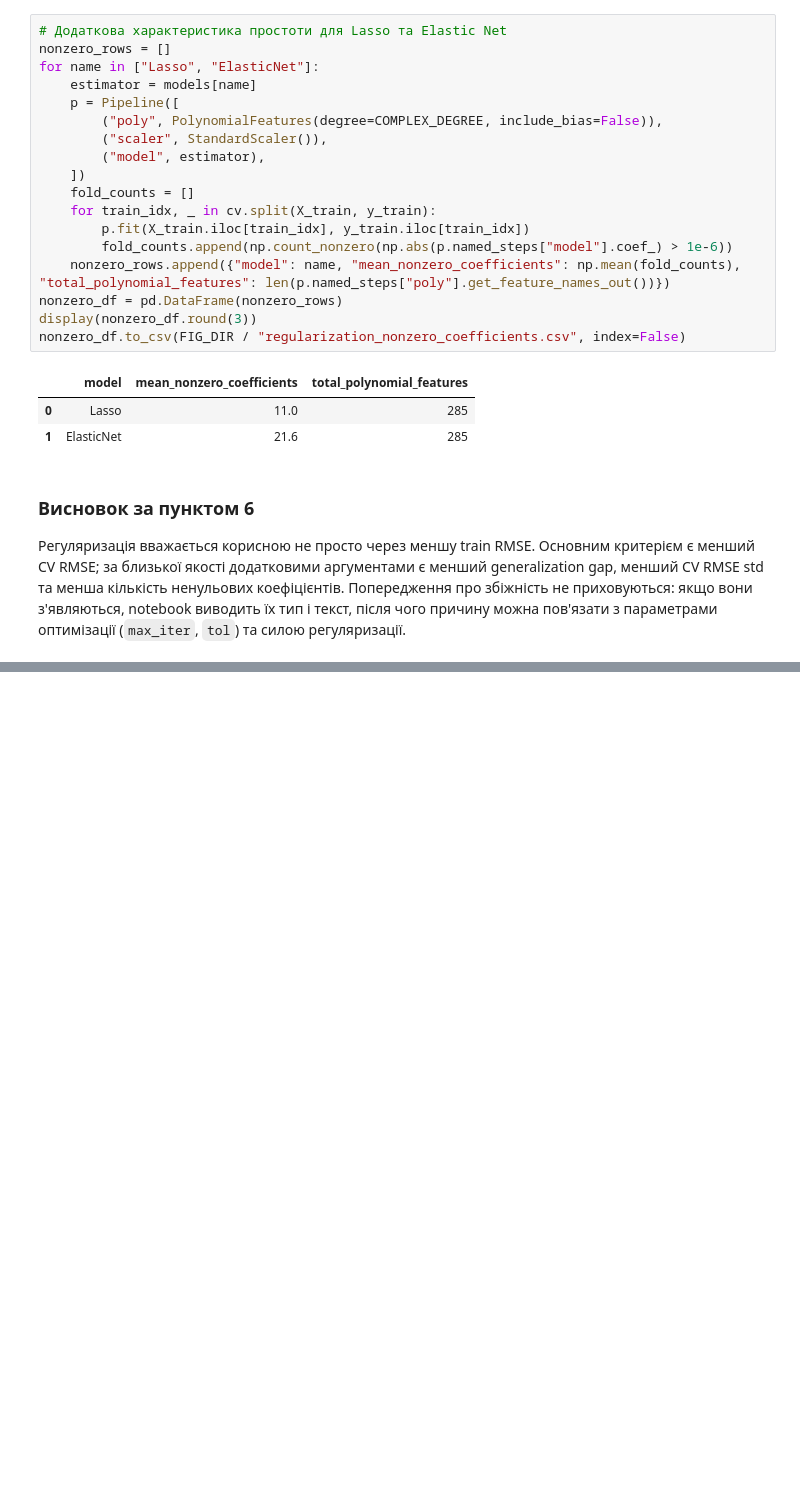
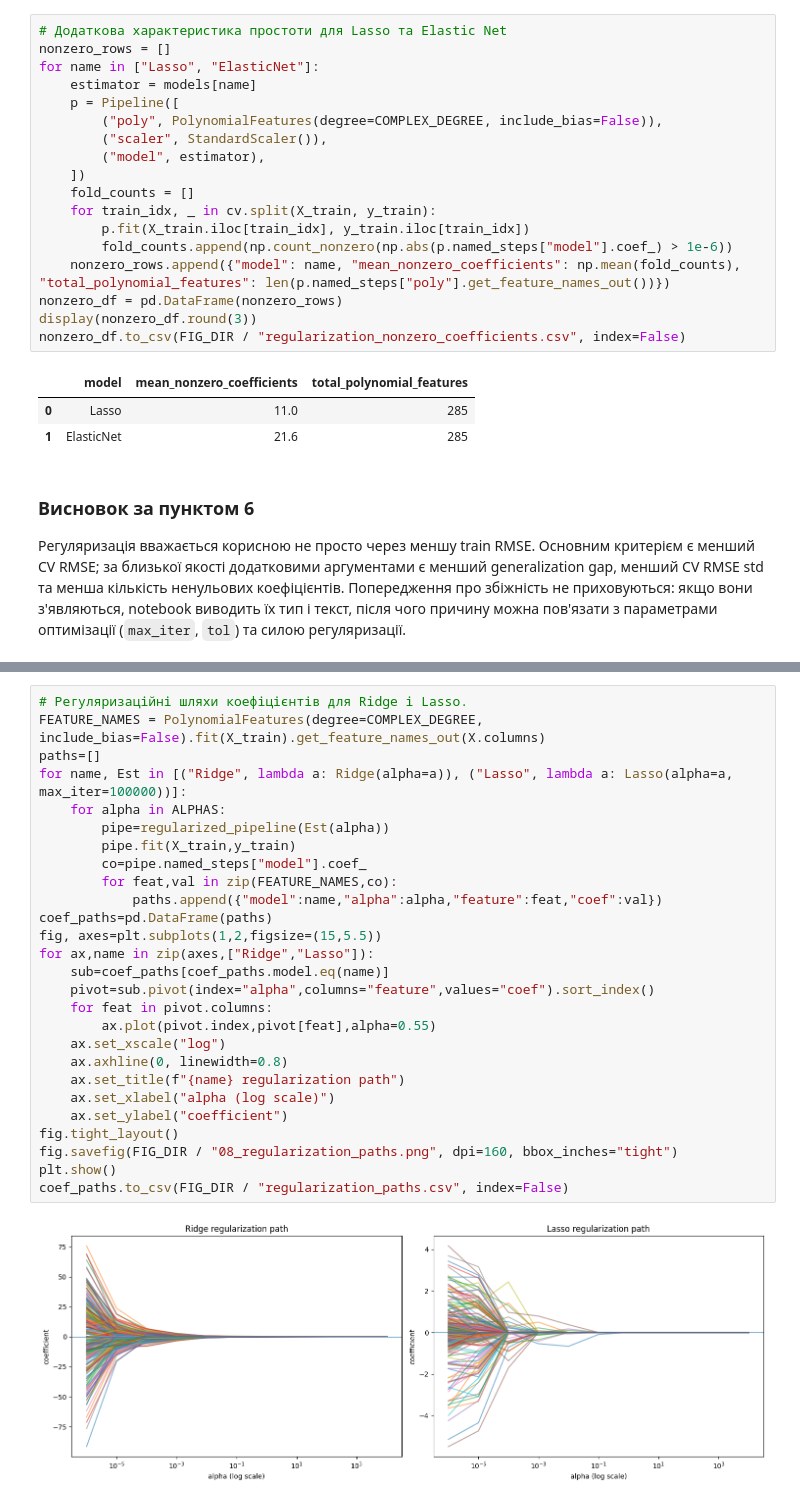
Before and after one commit to Yaroslav071315/machine-learning-course-volovnyk, a Jupyter notebook: practical03/notebook/Practical03.ipynb, the cells around one changed output, grey strips where cells are left out. Cells and saved outputs as stored; diff of their text form; blank space fills up the shorter version.

Commit message:
Selection of Regularization Hyperparameters and Analysis of the Regularization Effect

```diff
--- a/practical03/notebook/Practical03.ipynb
+++ b/practical03/notebook/Practical03.ipynb
@@ -491,0 +637,29 @@ nonzero_df.to_csv(FIG_DIR / "regularization_nonzero_coefficients.csv", index=Fal
+# %%
+# Регуляризаційні шляхи коефіцієнтів для Ridge і Lasso.
+FEATURE_NAMES = PolynomialFeatures(degree=COMPLEX_DEGREE, include_bias=False).fit(X_train).get_feature_names_out(X.columns)
+paths=[]
+for name, Est in [("Ridge", lambda a: Ridge(alpha=a)), ("Lasso", lambda a: Lasso(alpha=a, max_iter=100000))]:
+    for alpha in ALPHAS:
+        pipe=regularized_pipeline(Est(alpha))
+        pipe.fit(X_train,y_train)
+        co=pipe.named_steps["model"].coef_
+        for feat,val in zip(FEATURE_NAMES,co):
+            paths.append({"model":name,"alpha":alpha,"feature":feat,"coef":val})
+coef_paths=pd.DataFrame(paths)
+fig, axes=plt.subplots(1,2,figsize=(15,5.5))
+for ax,name in zip(axes,["Ridge","Lasso"]):
+    sub=coef_paths[coef_paths.model.eq(name)]
+    pivot=sub.pivot(index="alpha",columns="feature",values="coef").sort_index()
+    for feat in pivot.columns:
+        ax.plot(pivot.index,pivot[feat],alpha=0.55)
+    ax.set_xscale("log")
+    ax.axhline(0, linewidth=0.8)
+    ax.set_title(f"{name} regularization path")
+    ax.set_xlabel("alpha (log scale)")
+    ax.set_ylabel("coefficient")
+fig.tight_layout()
+fig.savefig(FIG_DIR / "08_regularization_paths.png", dpi=160, bbox_inches="tight")
+plt.show()
+coef_paths.to_csv(FIG_DIR / "regularization_paths.csv", index=False)
+# %% [output]
+[figure, added]
```
Also changed, not shown: parts of 9 cells of this notebook.
